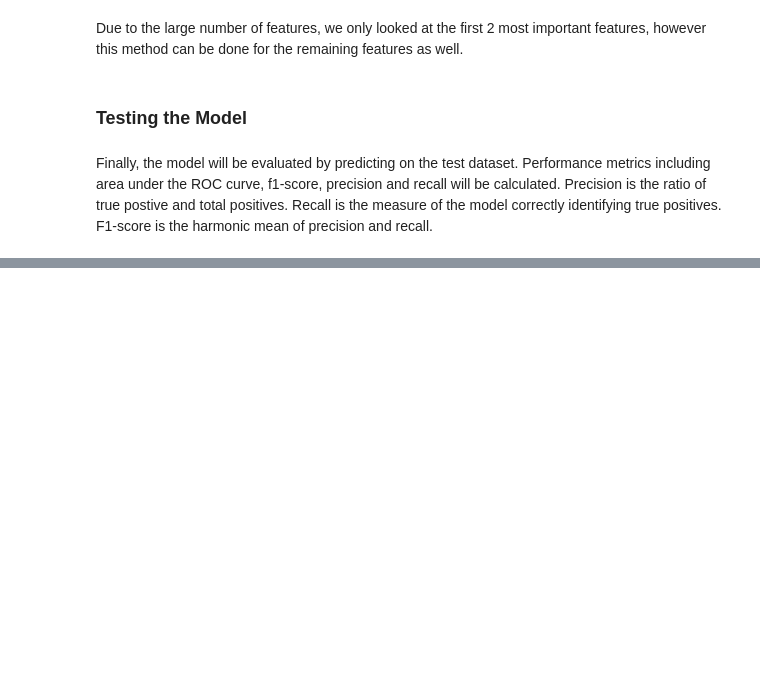
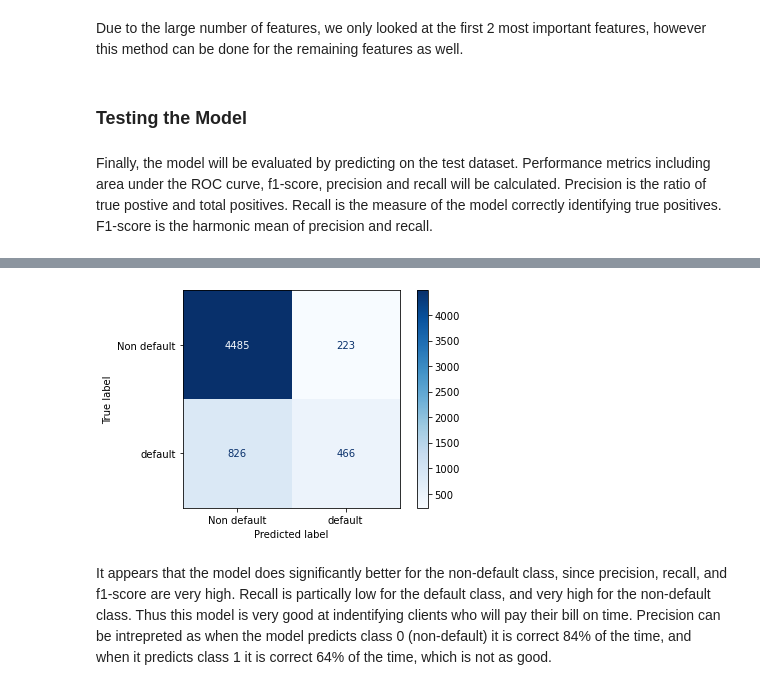
Before and after one commit to hmartin11/DSCI-310-Group-4, a Jupyter notebook: data_analysis.ipynb, the cells around one changed output, grey strips where cells are left out. Cells and saved outputs as stored; diff of their text form; code cells hidden in the pictures; blank space fills up the shorter version.

```diff
--- a/data_analysis.ipynb
+++ b/data_analysis.ipynb
@@ -437,0 +477,13 @@ Finally, the model will be evaluated by predicting on the test dataset. Performa
+# %%
+plot_confusion_matrix(
+    model,
+    X_test,
+    y_test,
+    display_labels=["Non default", "default"],
+    values_format="d",
+    cmap=plt.cm.Blues,
+);
+# %% [output]
+[figure, added]
+# %% [markdown]
+ It appears that the model does significantly better for the non-default class, since precision, recall, and f1-score are very high. Recall is partically low for the default class, and very high for the non-default class. Thus this model is very good at indentifying clients who will pay their bill on time. Precision can be intrepreted as when the model predicts class 0 (non-default) it is correct 84% of the time, and when it predicts class 1 it is correct 64% of the time, which is not as good.
```
Also changed, not shown: parts of 18 cells of this notebook.
